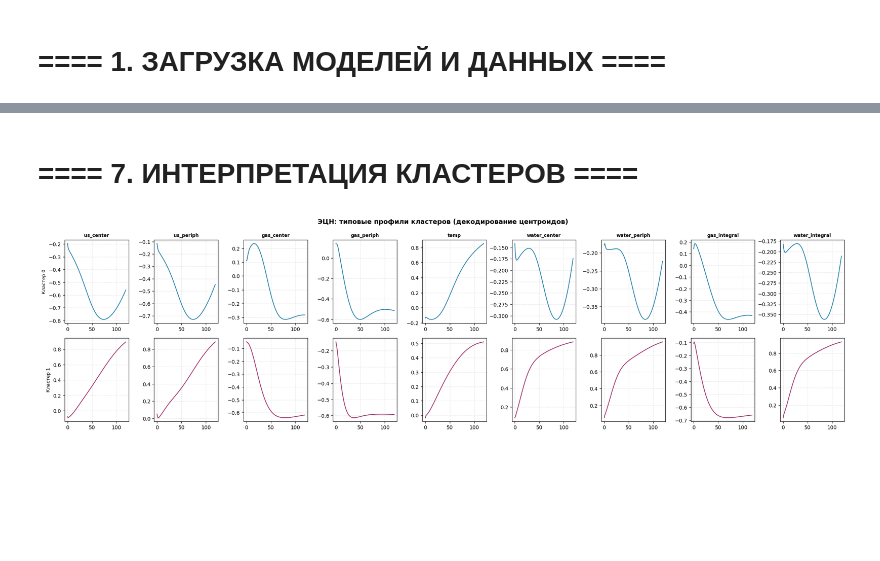
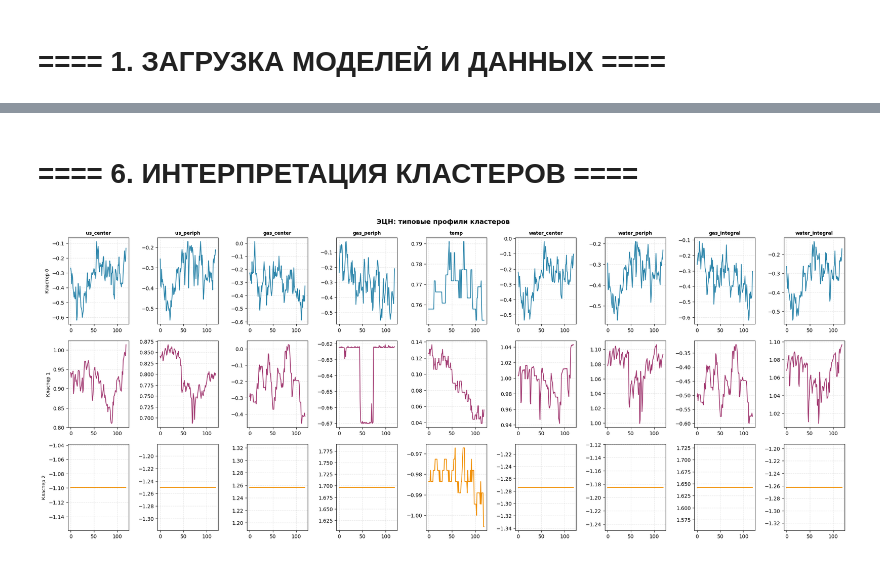
Before and after one commit to AlibekovAA/well_typification_latent, a Jupyter notebook: training/clustering.ipynb, the cells around one changed output, grey strips where cells are left out. Cells and saved outputs as stored; diff of their text form; code cells hidden in the pictures; blank space fills up the shorter version.

```diff
--- a/training/clustering.ipynb
+++ b/training/clustering.ipynb
@@ -364,3 +282,3 @@ plot_elbow_silhouette(Z_ecn, "ЭЦН")
 # %%
-plot_elbow_silhouette(Z_shgn, "ШГН")
+N_CLUSTERS["shgn"] = plot_elbow_silhouette(Z_shgn, "ШГН")
 # %% [output]
@@ -392,24 +310,29 @@ km_shgn, labels_shgn = fit_kmeans(Z_shgn, N_CLUSTERS["shgn"], "ШГН")
 # %%
 def _reduce_to_2d(Z: np.ndarray, method: str) -> tuple[np.ndarray, str]:
     if method == "PCA":
-        reducer = PCA(n_components=2, random_state=42)
+        reducer = PCA(n_components=2, random_state=SEED)
         Z_2d = np.asarray(reducer.fit_transform(Z))
         explained = float(reducer.explained_variance_ratio_.sum())
         return Z_2d, f"PCA (объяснённая дисперсия: {explained:.1%})"
 
-    reducer_umap = UMAP(n_components=2, random_state=42, n_neighbors=30, min_dist=0.1)
+    reducer_umap = UMAP(n_components=2, random_state=SEED, n_neighbors=30, min_dist=0.1)
     with warnings.catch_warnings():
         warnings.simplefilter("ignore", UserWarning)
         Z_2d = np.asarray(reducer_umap.fit_transform(Z))
     return Z_2d, "UMAP"
 
 
-def plot_latent_space(Z: np.ndarray, labels: np.ndarray, pump_type: str, method: str = "PCA") -> None:
+def plot_latent_space(
+    Z: np.ndarray,
+    labels: np.ndarray,
+    pump_type: str,
+    method: str = "PCA",
+) -> None:
     Z_2d, subtitle = _reduce_to_2d(Z, method)
-    n_clusters = len(np.unique(labels))
+    unique_labels = np.unique(labels)
 
     fig, ax = plt.subplots(figsize=(10, 7))
-    for k in range(n_clusters):
+    for k in unique_labels:
         mask = labels == k
         ax.scatter(
             Z_2d[mask, 0],
@@ -429,5 +352,7 @@ def plot_latent_space(Z: np.ndarray, labels: np.ndarray, pump_type: str, method:
     plt.show()
     plt.close(fig)
 # %%
-plot_latent_space(Z_ecn, labels_ecn, "ЭЦН", method="PCA")
+for pump_type, Z, labels in (("ЭЦН", Z_ecn, labels_ecn), ("ШГН", Z_shgn, labels_shgn)):
+    for method in ("PCA", "UMAP"):
+        plot_latent_space(Z, labels, pump_type, method)
 # %% [output]
@@ -447,3 +363,3 @@ plot_latent_space(Z_shgn, labels_shgn, "ШГН", method="UMAP")
 # %% [markdown]
-# ==== 7. ИНТЕРПРЕТАЦИЯ КЛАСТЕРОВ ====
+# ==== 6. ИНТЕРПРЕТАЦИЯ КЛАСТЕРОВ ====
 # %%
@@ -471,31 +375,36 @@ def decode_centroid(model: nn.Module, centroid: np.ndarray, window_size: int) ->
 # %%
 def plot_cluster_profiles(
-    model: nn.Module,
+    Z: np.ndarray,
+    X: np.ndarray,
     km: KMeans,
     pump_type: str,
-    window_size: int,
     n_clusters: int,
+    n_neighbors: int = 50,
 ) -> None:
+    steps = np.arange(X.shape[1])
     fig, axes = plt.subplots(n_clusters, len(FEATURE_COLUMNS), figsize=(22, 3 * n_clusters))
 
     for k in range(n_clusters):
-        centroid: np.ndarray = km.cluster_centers_[k]
-        profile = decode_centroid(model, centroid, window_size)
-        steps = np.arange(window_size)
+        profile = decode_centroid_by_nearest(Z, X, km.cluster_centers_[k], n_neighbors)
+        row_axes = axes[k] if n_clusters > 1 else axes
 
         for j, feature in enumerate(FEATURE_COLUMNS):
-            ax = axes[k, j] if n_clusters > 1 else axes[j]
+            ax = row_axes[j]
             ax.plot(steps, profile[:, j], color=CLUSTER_PALETTE[k % len(CLUSTER_PALETTE)], linewidth=1.5)
             if k == 0:
                 ax.set_title(feature, fontsize=9, fontweight="bold")
             if j == 0:
                 ax.set_ylabel(f"Кластер {k}", fontsize=9)
 
-    fig.suptitle(f"{pump_type}: типовые профили кластеров (декодирование центроидов)", fontsize=13, fontweight="bold")
+    fig.suptitle(
+        f"{pump_type}: типовые профили кластеров",
+        fontsize=13,
+        fontweight="bold",
+    )
     plt.tight_layout()
     plt.show()
     plt.close(fig)
 # %%
-plot_cluster_profiles(model_ecn, km_ecn, "ЭЦН", WINDOW_SIZES["ecn"], N_CLUSTERS['ecn'])
+plot_cluster_profiles(Z_ecn, X_ecn, km_ecn, "ЭЦН", N_CLUSTERS["ecn"])
 # %% [output]
-[figure, old version]
+[figure, new version]
```
Also changed, not shown: parts of 42 cells of this notebook, 18 other files.
